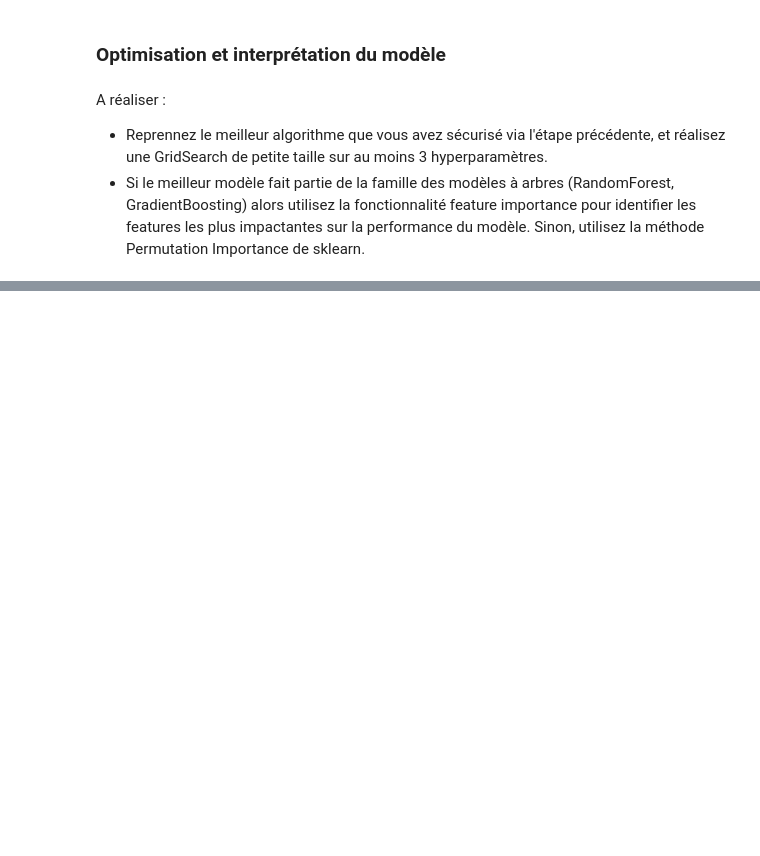
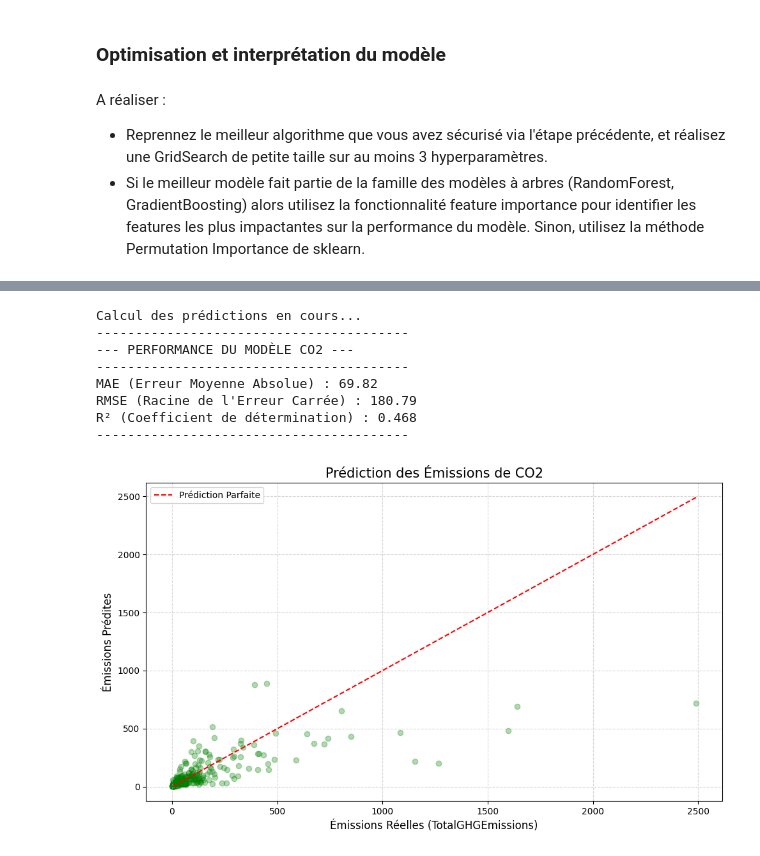
Before and after one commit to Apinsun/Projet3, a Jupyter notebook: P3_template_modelistation_supervisee_data_scientist.ipynb, the cells around one changed output, grey strips where cells are left out. Cells and saved outputs as stored; diff of their text form; code cells hidden in the pictures; blank space fills up the shorter version.

```diff
--- a/P3_template_modelistation_supervisee_data_scientist.ipynb
+++ b/P3_template_modelistation_supervisee_data_scientist.ipynb
@@ -1154,0 +1304,45 @@ R²: 0.632
+# %%
+# 1. Faire les prédictions
+print("Calcul des prédictions en cours...")
+y_pred_co2 = pipeline_co2.predict(X_test_co2)
+
+# 2. Calcul des métriques
+mae = mean_absolute_error(y_test_co2, y_pred_co2)
+rmse = np.sqrt(mean_squared_error(y_test_co2, y_pred_co2))
+r2 = r2_score(y_test_co2, y_pred_co2)
+
+# 3. Affichage des résultats
+print("-" * 40)
+print(f"--- PERFORMANCE DU MODÈLE CO2 ---")
+print("-" * 40)
+print(f"MAE (Erreur Moyenne Absolue) : {mae:.2f}")
+print(f"RMSE (Racine de l'Erreur Carrée) : {rmse:.2f}")
+print(f"R² (Coefficient de détermination) : {r2:.3f}")
+print("-" * 40)
+
+# 4. Graphique de validation (Réel vs Prédit)
+plt.figure(figsize=(10, 6))
+plt.scatter(y_test_co2, y_pred_co2, alpha=0.3, color='green') # Vert pour l'écologie !
+
+# Ligne rouge idéale (x=y)
+p1 = max(max(y_pred_co2), max(y_test_co2))
+p2 = min(min(y_pred_co2), min(y_test_co2))
+plt.plot([p1, p2], [p1, p2], 'r--', label='Prédiction Parfaite')
+
+plt.xlabel('Émissions Réelles (TotalGHGEmissions)', fontsize=12)
+plt.ylabel('Émissions Prédites', fontsize=12)
+plt.title('Prédiction des Émissions de CO2', fontsize=15)
+plt.legend()
+plt.grid(True, linestyle='--', alpha=0.5)
+plt.tight_layout()
+plt.show()
+# %% [output]
+Calcul des prédictions en cours...
+----------------------------------------
+--- PERFORMANCE DU MODÈLE CO2 ---
+----------------------------------------
+MAE (Erreur Moyenne Absolue) : 69.82
+RMSE (Racine de l'Erreur Carrée) : 180.79
+R² (Coefficient de détermination) : 0.468
+----------------------------------------
+[figure, added]
```
Also changed, not shown: parts of 10 cells of this notebook, 3 other files.
